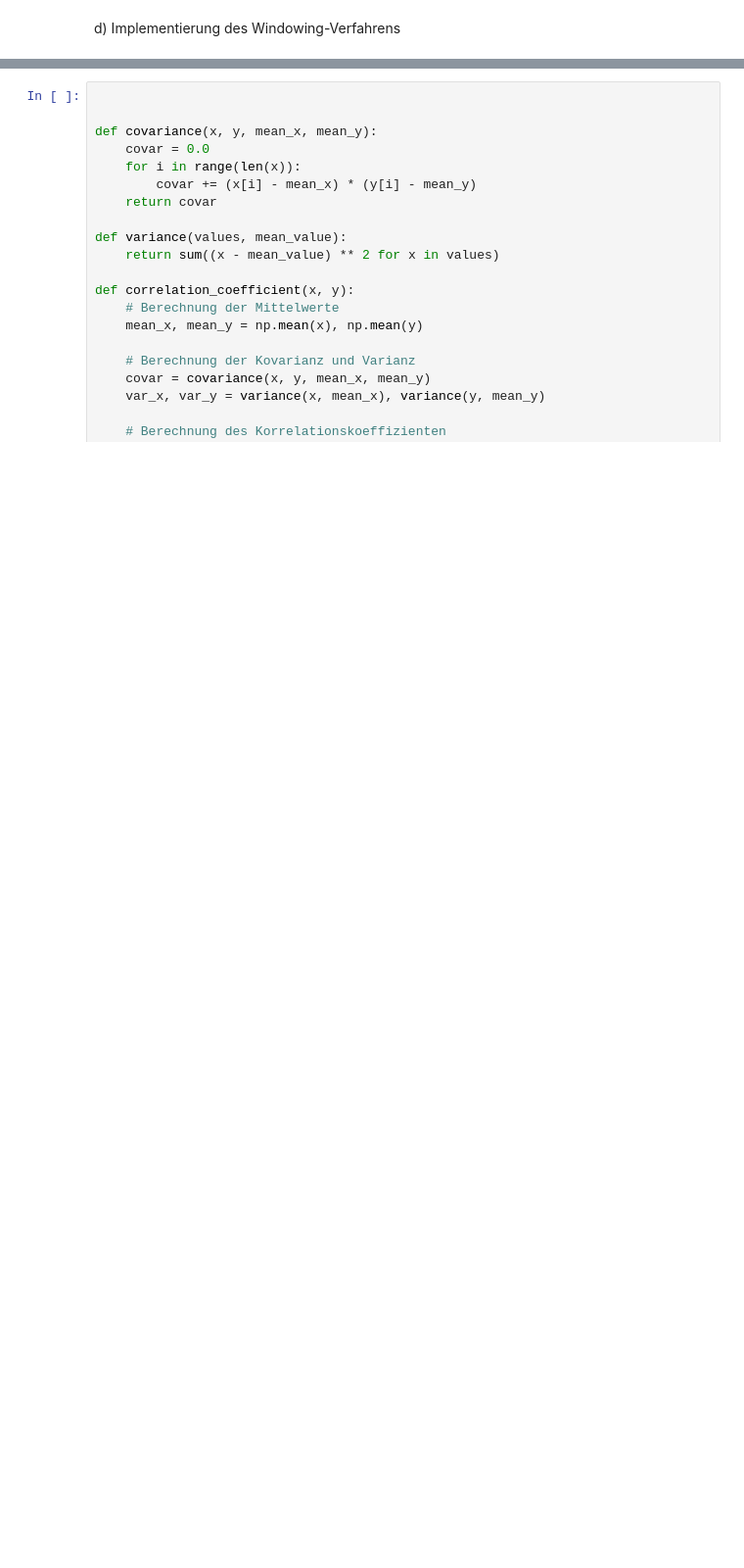
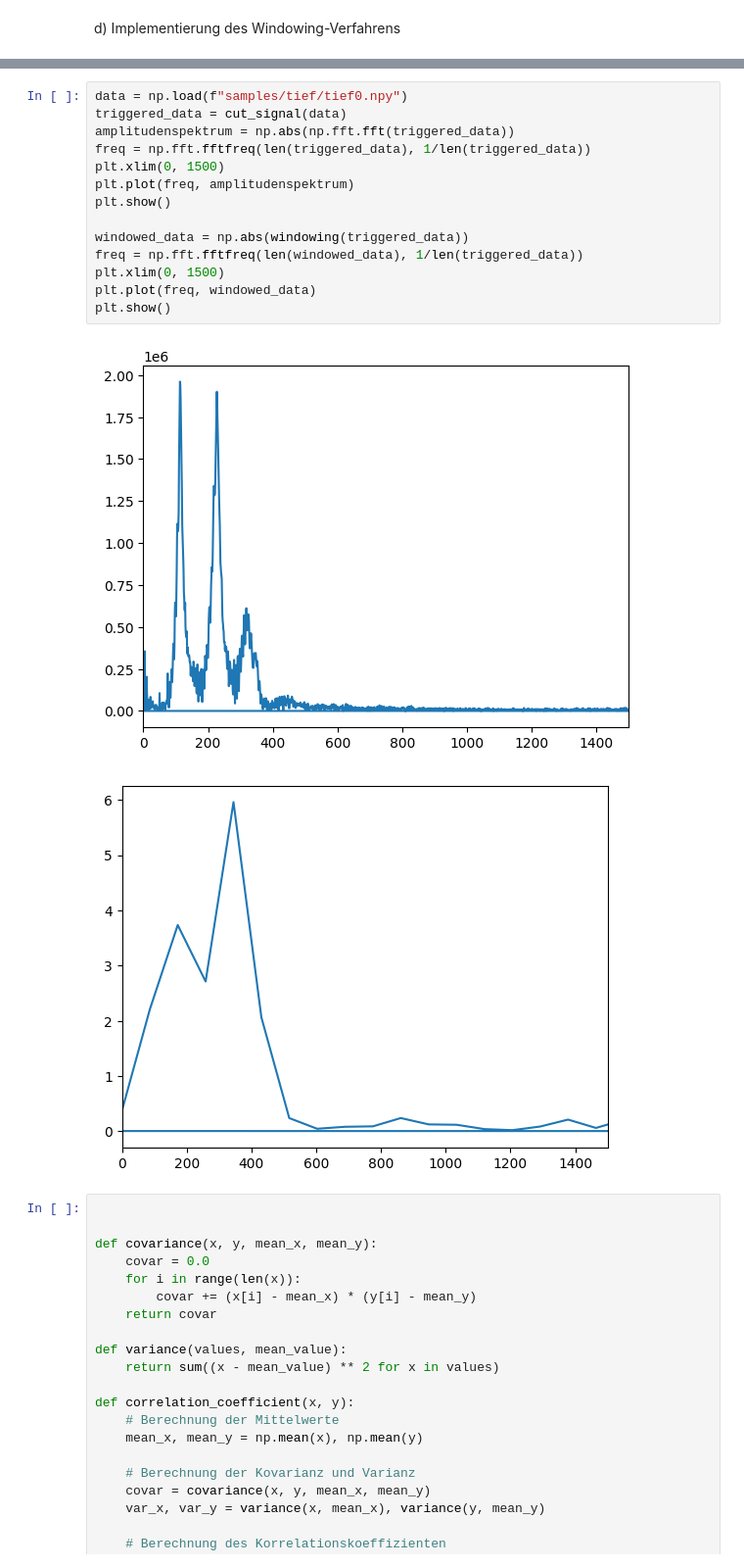
Before and after one commit to hermandi21/SignaleSystemeSensoren, a Jupyter notebook: Aufgabe04/versuch04.ipynb, the cells around one changed output, grey strips where cells are left out. Shown at 98% size. Cells and saved outputs as stored; diff of their text form; blank space fills up the shorter version.

```diff
--- a/Aufgabe04/versuch04.ipynb
+++ b/Aufgabe04/versuch04.ipynb
@@ -140,3 +159,20 @@ plt.show()
+# %%
+data = np.load(f"samples/tief/tief0.npy")
+triggered_data = cut_signal(data)
+amplitudenspektrum = np.abs(np.fft.fft(triggered_data))
+freq = np.fft.fftfreq(len(triggered_data), 1/len(triggered_data))
+plt.xlim(0, 1500)
+plt.plot(freq, amplitudenspektrum)
+plt.show()
+
+windowed_data = np.abs(windowing(triggered_data))
+freq = np.fft.fftfreq(len(windowed_data), 1/len(triggered_data))
+plt.xlim(0, 1500)
+plt.plot(freq, windowed_data)
+plt.show()
+# %% [output]
+[figure, added]
+[figure, added]
 # %%
 
 
```
Also changed, not shown: parts of 8 cells of this notebook.
